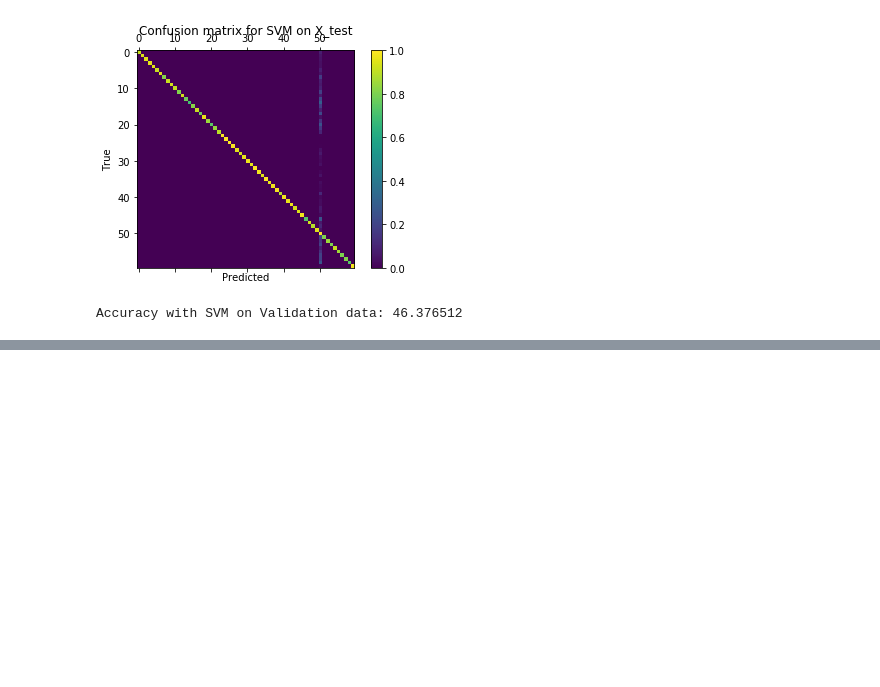
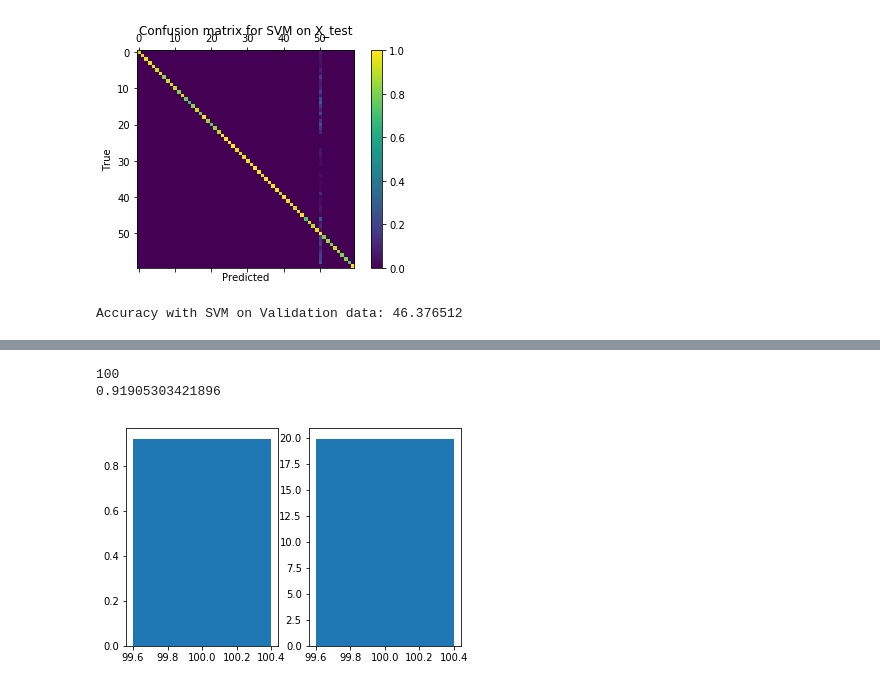
Before and after one commit to jodander/ECE228_Final_Project, a Jupyter notebook: FinalProj.ipynb, the cells around one changed output, grey strips where cells are left out. Drawn from its saved outputs; the diff is of its cells as text; code cells hidden in the pictures; blank space fills up the shorter version.

```diff
--- a/FinalProj.ipynb
+++ b/FinalProj.ipynb
@@ -83,3 +116,12 @@ pca_result_v = pca.transform(images_scaled)
+# %%
+#For saving the components
+for i in range(ncomp):
+    maxx = np.max(pca.components_[i])
+    minn = np.min(pca.components_[i])
+    diver = maxx - minn
+    image = (pca.components_[i].reshape((imagesize,imagesize,3)) -minn)/diver
+    filename = 'component%i.jpg' %i
+    #plt.imsave(filename, image) Uncomment to save the files
 # %%
 # Train SVM
 svm = svm_sk.SVC()
@@ -124,9 +166,9 @@ cm_svm_v = normalize(cm_svm_v, axis=1, norm='l1')
 Accuracy with SVM on Validation data: 46.376512
 # %%
 # Train Random Forest
-forest = RandomForestClassifier(n_estimators=10)
+forest = RandomForestClassifier(n_estimators=100)
 forest = forest.fit(X_train, y_train)
-
+"""
 # Make predictions w/ both classifiers
 forest_test_predictions = forest.predict(X_test)
 
@@ -147,4 +189,5 @@ fig.colorbar(cax)
 plt.xlabel('Predicted')
 plt.ylabel('True')
 plt.show()
+"""
 # %% [output]
@@ -225,0 +210,33 @@ plt.show()
+# %%
+# TEST_AREA____________________________________________________________________________________________
+# How the different parameters effects the preformance accuracy wise and time wise
+# The more estimators the better result, it takes more time tho
+# Max_features doesn't matter that much...
+tries = 1
+accuracys = []
+times = []
+begin = 100
+nd = begin
+for i in range(begin,nd+1):
+    print(i)
+    avg_acc = 0
+    start = time.time()
+    for j in range(tries):
+        forest = RandomForestClassifier(n_estimators=i, max_features='auto',max_depth=None)
+        forest = forest.fit(X_train, y_train)
+        forest_prediction_v = forest.predict(pca_result_v)
+        forest_precision_v = accuracy_score(forest_prediction_v, label_ids_v)
+        avg_acc += forest_precision_v
+    daend = time.time()
+    times.append(daend-start)
+    accuracys.append(avg_acc)
+fig1 = plt.figure()
+ax1 = fig1.add_subplot(121)
+ax1.bar(np.linspace(begin,nd,nd+1-begin), accuracys[:])
+ax2 = fig1.add_subplot(122)
+ax2.bar(np.linspace(begin,nd,nd+1-begin), times[:])
+print(accuracys[-1])
+# %% [output]
+100
+0.91905303421896
+[figure, added]
```
Also changed, not shown: parts of 6 cells of this notebook.
